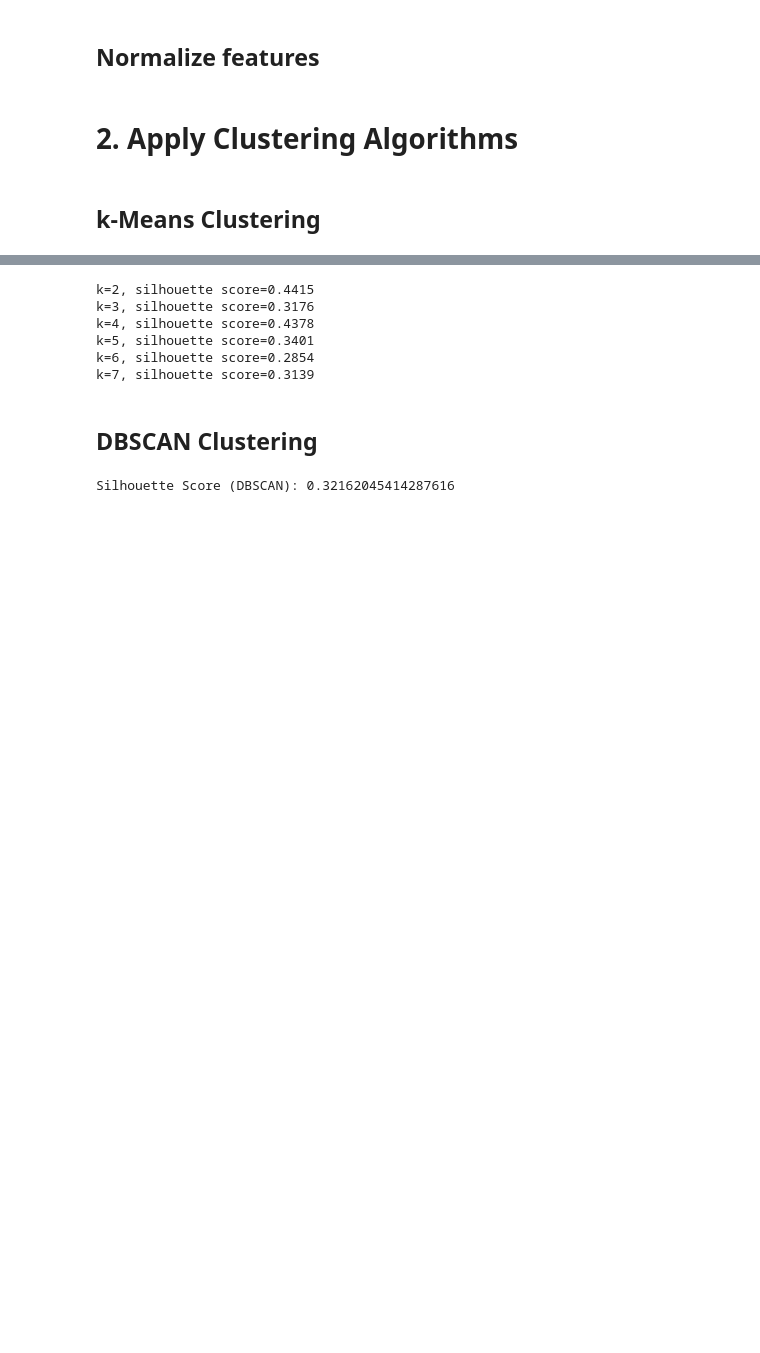
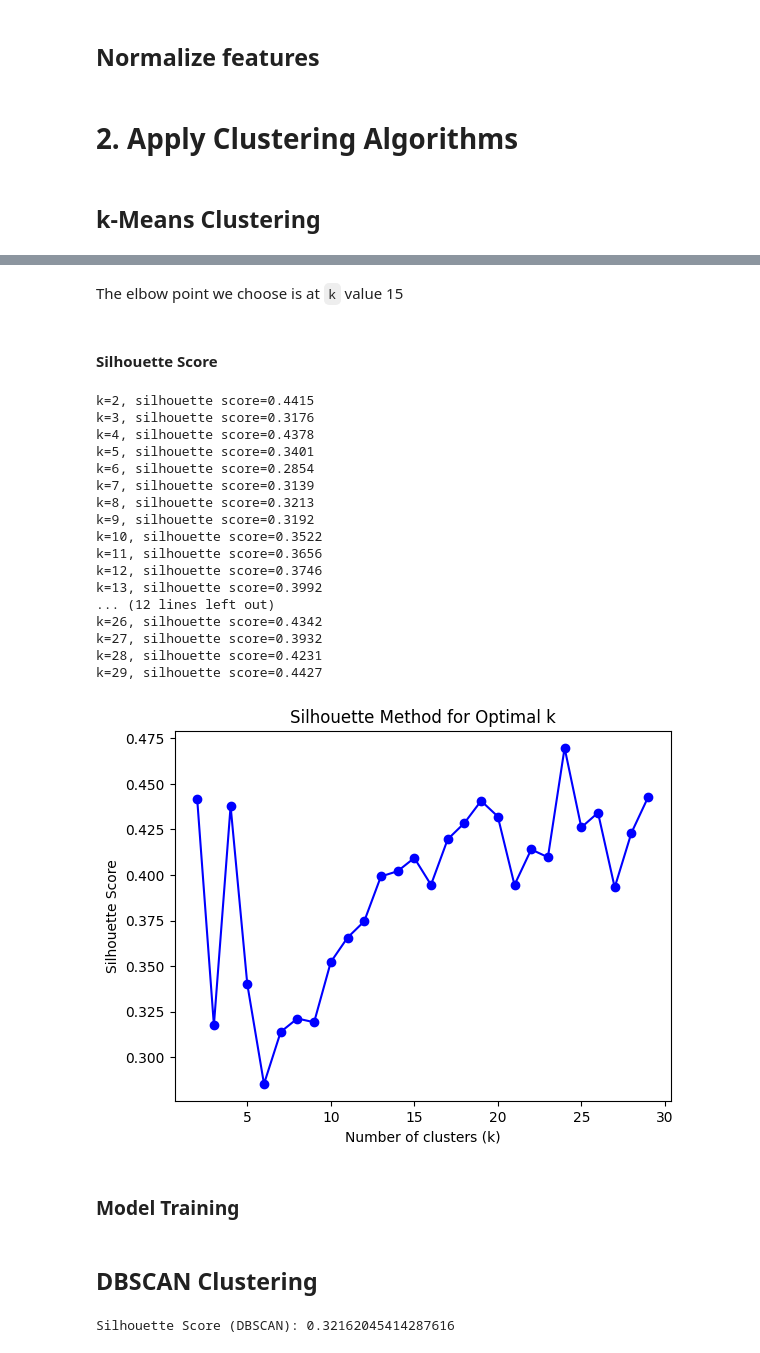
Before and after one commit to FarrelAD/CIC-IDS-2017-Clustering-Case-Study, a Jupyter notebook: notebook.ipynb, the cells around one changed output, grey strips where cells are left out. Drawn from its saved outputs; the diff is of its cells as text; code cells hidden in the pictures; blank space fills up the shorter version.

```diff
--- a/notebook.ipynb
+++ b/notebook.ipynb
@@ -170 +210,43 @@ X_sample = X_scaled[sample_indices]
+# %% [markdown]
+The elbow point we choose is at `k` value 15
+# %% [markdown]
+#### Silhouette Score
+# %%
+s_scores = []
+K = range(2, 30)
+
+for k in K:
+    kmeans = KMeans(n_clusters=k, random_state=RANDOM_SEED)
+    labels = kmeans.fit_predict(X_sample)
+    score = silhouette_score(X_sample, labels)
+    print(f"k={k}, silhouette score={score:.4f}")
+    s_scores.append(score)
+
+# Plot
+plt.plot(K, s_scores, 'bo-')
+plt.xlabel('Number of clusters (k)')
+plt.ylabel('Silhouette Score')
+plt.title('Silhouette Method for Optimal k')
+plt.show()
+# %% [output]
+k=2, silhouette score=0.4415
+k=3, silhouette score=0.3176
+k=4, silhouette score=0.4378
+k=5, silhouette score=0.3401
+k=6, silhouette score=0.2854
+k=7, silhouette score=0.3139
+k=8, silhouette score=0.3213
+k=9, silhouette score=0.3192
+k=10, silhouette score=0.3522
+k=11, silhouette score=0.3656
+k=12, silhouette score=0.3746
+k=13, silhouette score=0.3992
+... (12 lines left out)
+k=26, silhouette score=0.4342
+k=27, silhouette score=0.3932
+k=28, silhouette score=0.4231
+k=29, silhouette score=0.4427
+[figure, added]
+# %% [markdown]
+### Model Training
 # %%
@@ -172,17 +254,4 @@ kmeans = KMeans(n_clusters=3, random_state=RANDOM_SEED)
 kmeans_labels = kmeans.fit_predict(X_sample)
-# %%
-for k in range(2, 8):
-    km = KMeans(n_clusters=k, random_state=RANDOM_SEED)
-    labels = km.fit_predict(X_sample)
-    score = silhouette_score(X_sample, labels)
-    print(f"k={k}, silhouette score={score:.4f}")
-# %% [output]
-k=2, silhouette score=0.4415
-k=3, silhouette score=0.3176
-k=4, silhouette score=0.4378
-k=5, silhouette score=0.3401
-k=6, silhouette score=0.2854
-k=7, silhouette score=0.3139
 # %% [markdown]
 ## DBSCAN Clustering
 # %%
```
Also changed, not shown: parts of 11 cells of this notebook.
